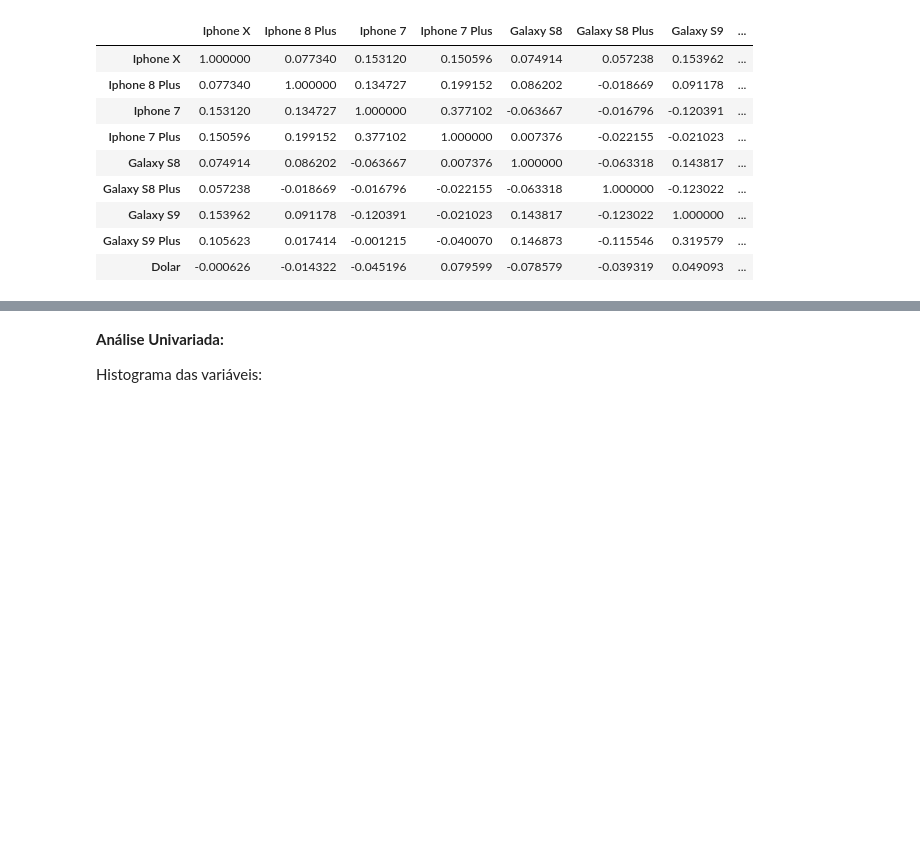
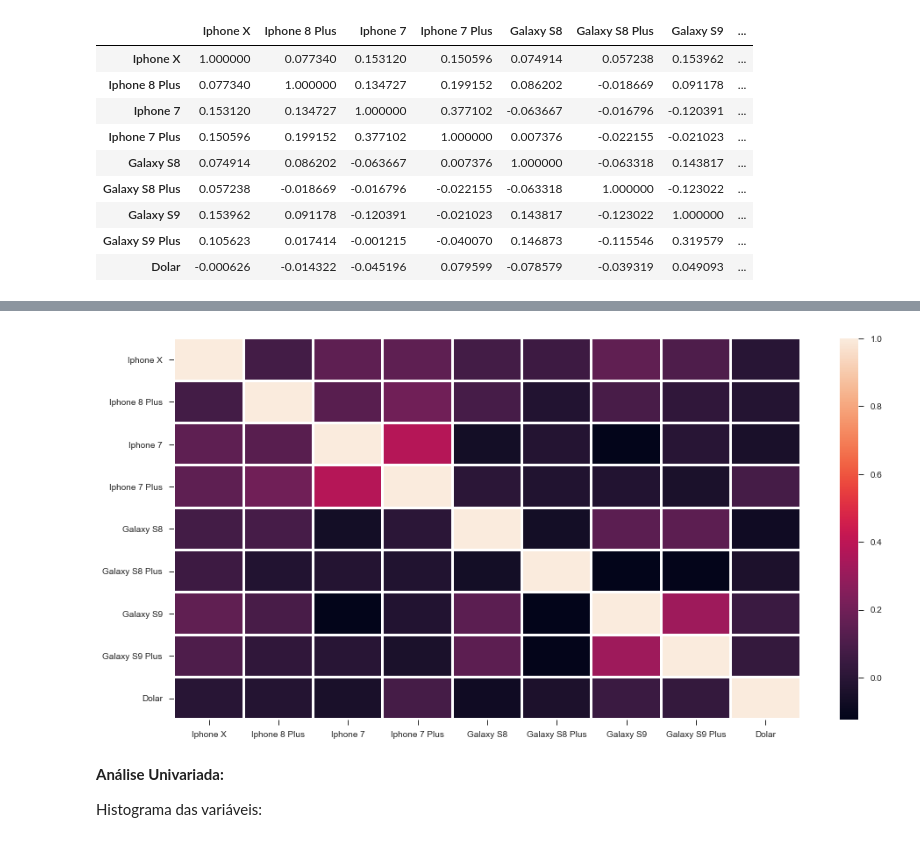
Before and after one commit to gabrielmf1/DP-P3, a Jupyter notebook: Projeto3.ipynb, the cells around one changed output, grey strips where cells are left out. Saved outputs shown, nothing was run; the diff lists cells and outputs as text; code cells hidden in the pictures; blank space fills up the shorter version.

```diff
--- a/Projeto3.ipynb
+++ b/Projeto3.ipynb
@@ -265,3 +290,8 @@ retorno.corr()
+# %%
+plt.figure(figsize=(16, 8))
+sb.heatmap(retorno.corr(), linewidth=2);
+# %% [output]
+[figure, added]
 # %% [markdown]
 __Análise Univariada:__ <br>
 
```
Also changed, not shown: parts of 7 cells of this notebook.
